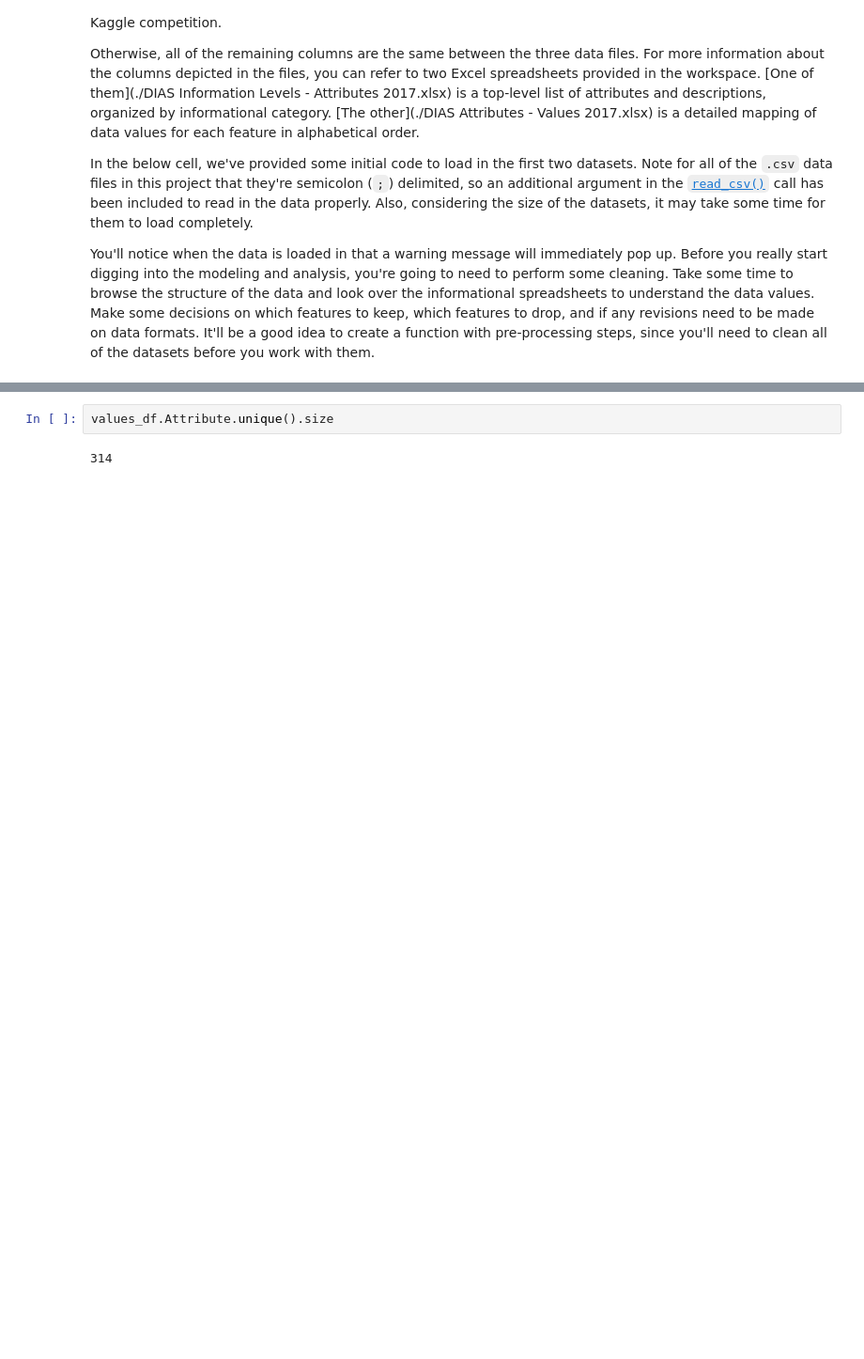
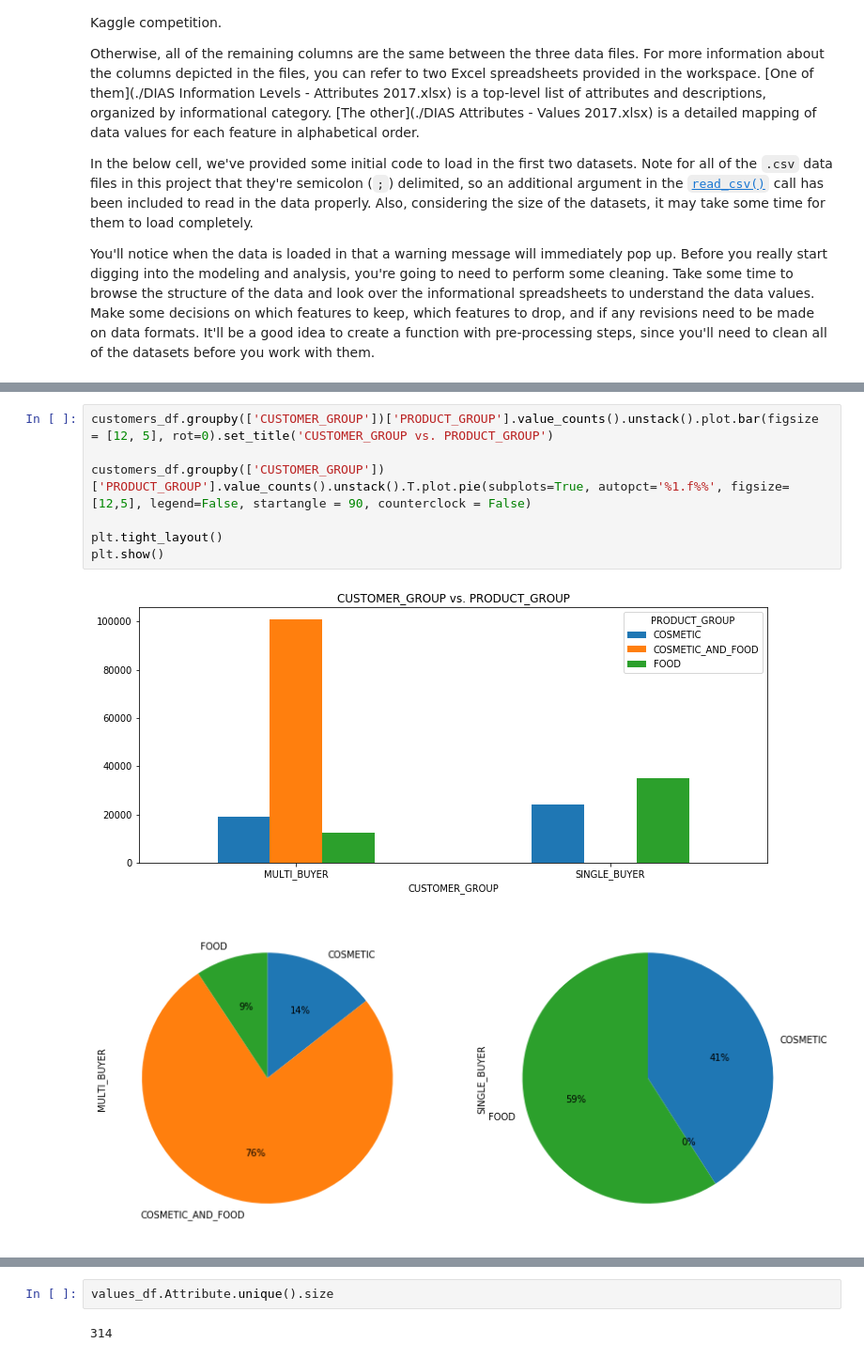
Before and after one commit to dragon7-fc/DSND-Capstone, a Jupyter notebook: Arvato Project Workbook.ipynb, the cells around one changed output, grey strips where cells are left out. Shown at 94% size. Saved outputs shown, nothing was run; the diff lists cells and outputs as text; blank space fills up the shorter version.

```diff
--- a/Arvato Project Workbook.ipynb
+++ b/Arvato Project Workbook.ipynb
@@ -176,0 +142,10 @@ values_df.head()
+# %%
+customers_df.groupby(['CUSTOMER_GROUP'])['PRODUCT_GROUP'].value_counts().unstack().plot.bar(figsize = [12, 5], rot=0).set_title('CUSTOMER_GROUP vs. PRODUCT_GROUP')
+
+customers_df.groupby(['CUSTOMER_GROUP'])['PRODUCT_GROUP'].value_counts().unstack().T.plot.pie(subplots=True, autopct='%1.f%%', figsize=[12,5], legend=False, startangle = 90, counterclock = False)
+
+plt.tight_layout()
+plt.show()
+# %% [output]
+[figure, added]
+[figure, added]
```
Also changed, not shown: parts of 108 cells of this notebook.
